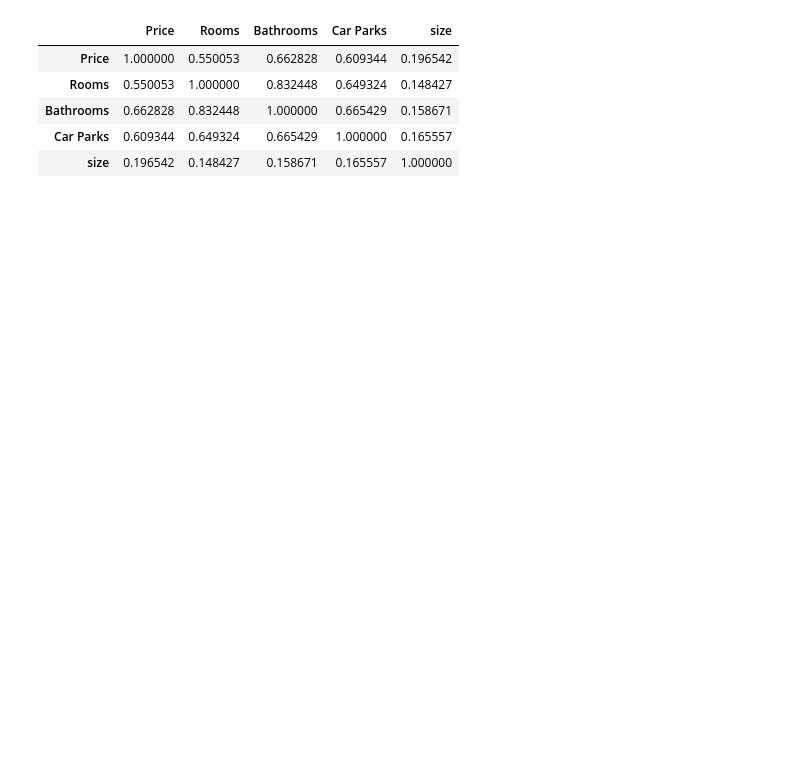
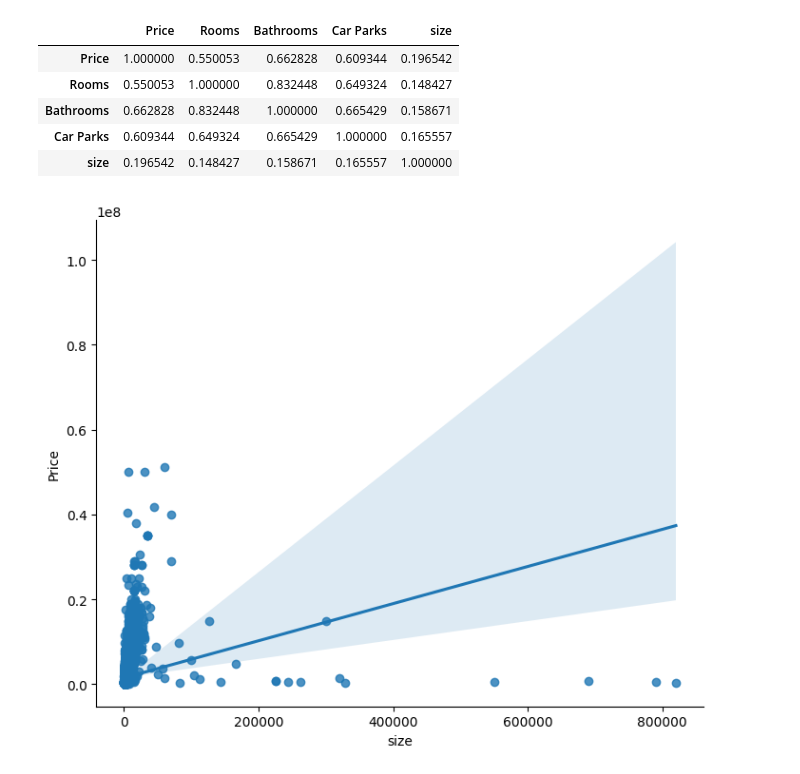
Before and after one commit to mohammad-agus/linear_regression_ols_using_python_statsmodels, a Jupyter notebook: linear_regression_ols.ipynb, the cells around one changed output. Cells and saved outputs as stored; diff of their text form; code cells hidden in the pictures; blank space fills up the shorter version.

```diff
--- a/linear_regression_ols.ipynb
+++ b/linear_regression_ols.ipynb
@@ -218,3 +213,8 @@ df.corr()
 | Bathrooms | 0.662828 | 0.832448 | 1.000000 | 0.665429 | 0.158671 |
 | Car Parks | 0.609344 | 0.649324 | 0.665429 | 1.000000 | 0.165557 |
 | size | 0.196542 | 0.148427 | 0.158671 | 0.165557 | 1.000000 |
+# %%
+sns.lmplot(data=df, x='size', y='Price', height=6, aspect=1.2)
+plt.show()
+# %% [output]
+[figure, added]
```
Also changed, not shown: parts of 2 cells of this notebook.
